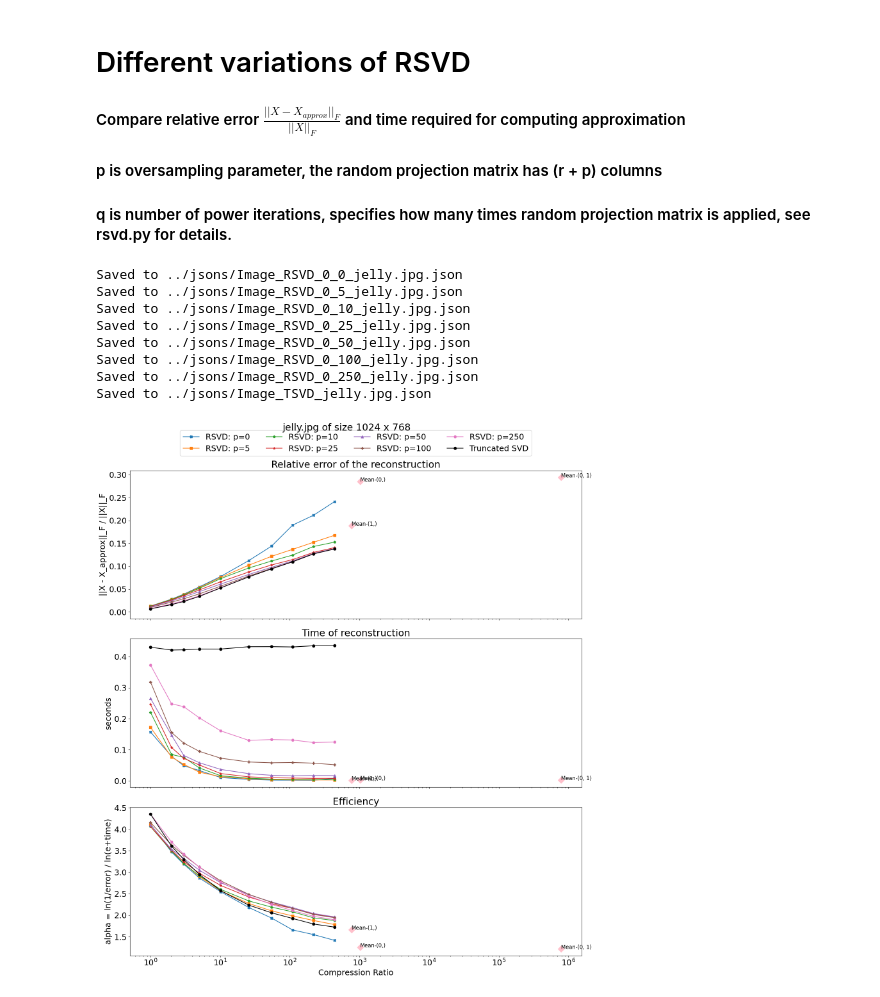
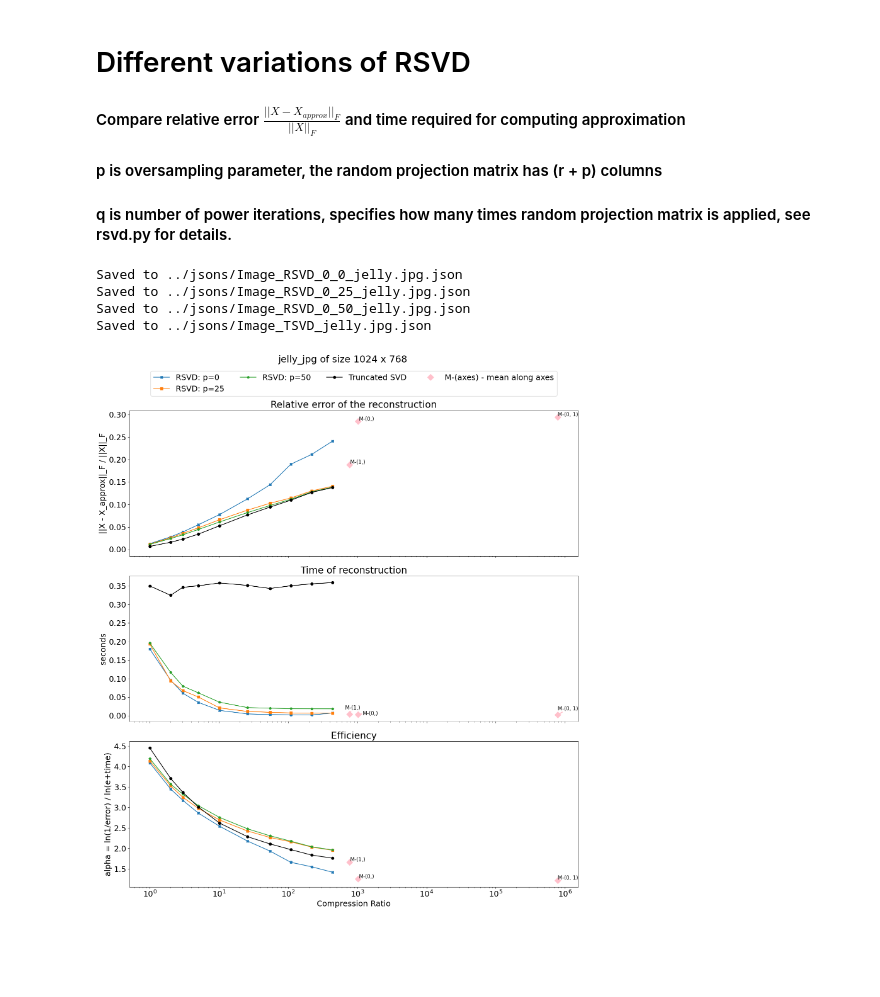
Before and after one commit to DiMaths/tensor_video_compression, a Jupyter notebook: code/image.ipynb, the cells around one changed output. Cells and saved outputs as stored; diff of their text form; code cells hidden in the pictures; blank space fills up the shorter version.

```diff
--- a/code/image.ipynb
+++ b/code/image.ipynb
@@ -16,15 +16,7 @@ plt.rcParams.update({'font.size': 18})
 exp_name = 'jelly.jpg'
 A = imread(os.path.join('..', 'images', exp_name)) # Try your own image and play around with target rank
 X = np.mean(A,axis=2) # Converts RGB -> grayscale
-#X = np.random.rand(1024, 768)
-#X = np.random.normal([5], [20], (1024,768))
-"""
-t = np.arange(-3,3,0.01)
-Utrue = np.array([np.cos(17*t) * np.exp(-t**2), np.sin(11*t)]).T
-Strue = np.array([[2, 0],[0, 0.5]])
-Vtrue = np.array([np.sin(5*t) * np.exp(-t**2), np.cos(13*t)]).T
-X = Utrue @ Strue @ Vtrue.T
-"""
+
 img = plt.imshow(X)
 img.set_cmap('gray')
 plt.axis('off')
@@ -189,7 +181,7 @@ Truncated is ~ 31.00 times slower than RSVD
 #### q is number of power iterations, specifies how many times random projection matrix is applied, see rsvd.py for details.
 # %%
 qs = [0]
-ps = [0, 5, 10, 25, 50, 100, 250]
+ps = [0, 25, 50]
 
 compress_ratios = [1, 2, 3, 5, 10, 25]
 
@@ -213,12 +205,8 @@ for c_r in compress_ratios:
 decomposition_results_to_json(exp_name, "Image_TSVD", all_truncated_dict)
 # %% [output]
 Saved to ../jsons/Image_RSVD_0_0_jelly.jpg.json
-Saved to ../jsons/Image_RSVD_0_5_jelly.jpg.json
-Saved to ../jsons/Image_RSVD_0_10_jelly.jpg.json
 Saved to ../jsons/Image_RSVD_0_25_jelly.jpg.json
 Saved to ../jsons/Image_RSVD_0_50_jelly.jpg.json
-Saved to ../jsons/Image_RSVD_0_100_jelly.jpg.json
-Saved to ../jsons/Image_RSVD_0_250_jelly.jpg.json
 Saved to ../jsons/Image_TSVD_jelly.jpg.json
 # %%
 for q in qs:
@@ -232,8 +220,8 @@ with open(f"../jsons/Image_TSVD_{exp_name}.json", "r") as openfile:
 # %%
 svd_rsvd_error_time_analysis(exp_name=exp_name.replace('.', '_'),
                              X=X,
                              all_rsvd_dict=all_rsvd_dict,
                              truncated_svd_dict=all_truncated_dict,
-                             title=exp_name + f" of size {X.shape[0]} x {X.shape[1]}")
+                             title=exp_name.replace('.', '_') + f" of size {X.shape[0]} x {X.shape[1]}")
 # %% [output]
-[figure, old version]
+[figure, new version]
```
Also changed, not shown: parts of 1 cell of this notebook, 3 other files.
